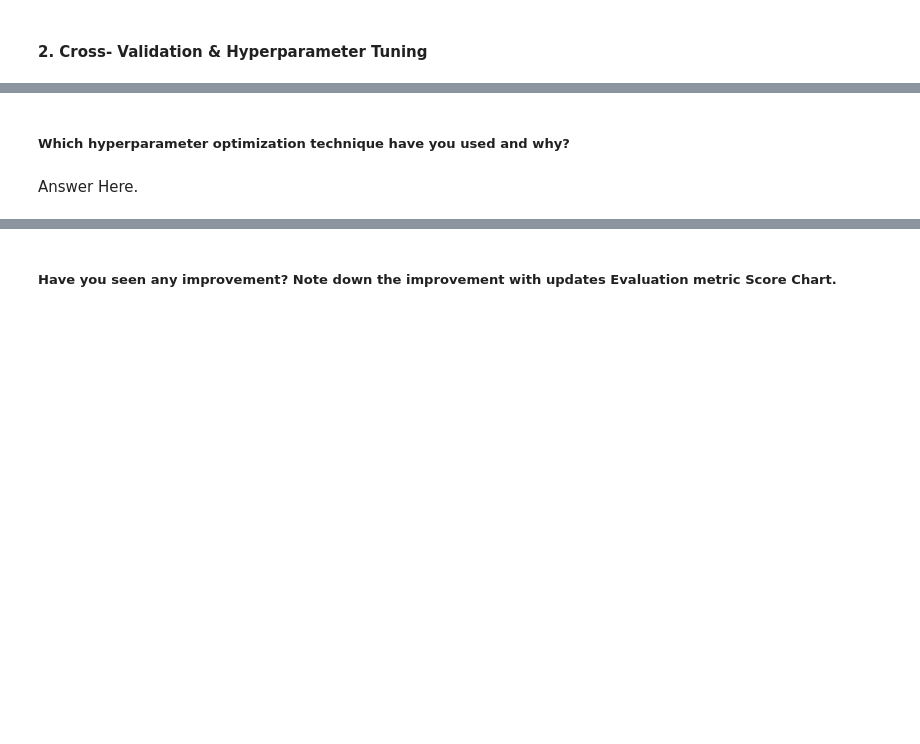
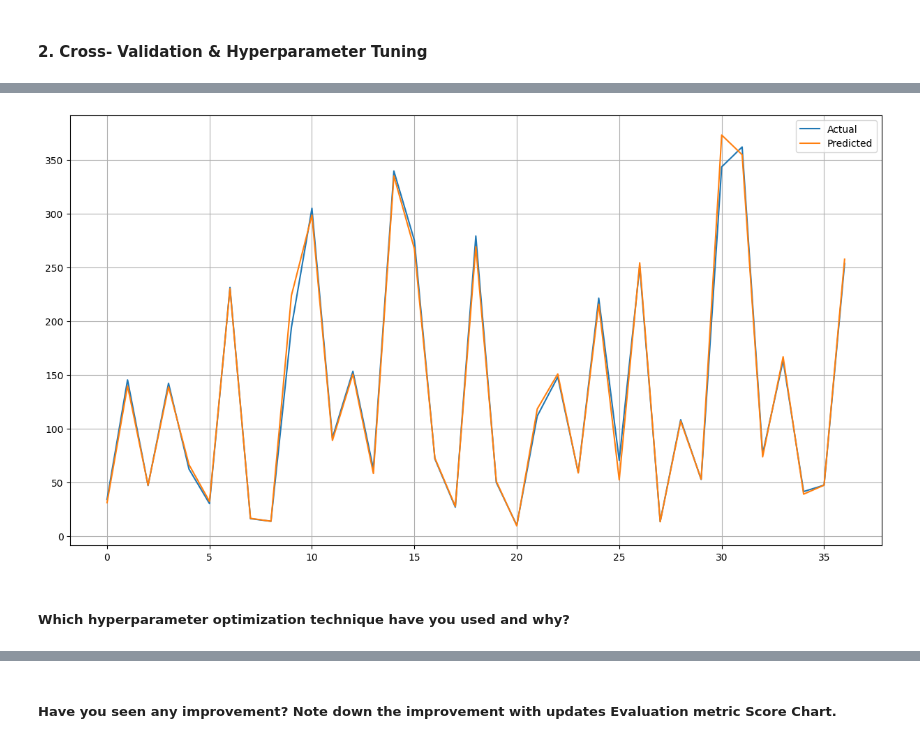
Before and after one commit to Rohankukwas/Yes-Bank-Stock-Closing-Price-Prediction, a Jupyter notebook: ML_Yes_Bank_Stock_Closing_Price_Prediction_ML_Submission.ipynb, the cells around one changed output, grey strips where cells are left out. Drawn from its saved outputs; the diff is of its cells as text; code cells hidden in the pictures; blank space fills up the shorter version.

```diff
--- a/ML_Yes_Bank_Stock_Closing_Price_Prediction_ML_Submission.ipynb
+++ b/ML_Yes_Bank_Stock_Closing_Price_Prediction_ML_Submission.ipynb
@@ -962,0 +1101,11 @@ Answer Here.
+# %%
+# Visualizing evaluation Metric Score chart
+from sklearn.linear_model import Lasso
+
+# Create a Lasso regression model instance with specified parameters
+# alpha: Regularization strength (L1 penalty)
+# max_iter: Maximum number of iterations for optimization
+lasso = Lasso(alpha=0.001, max_iter=3000)
+
+# Fit the Lasso regression model using training data
+lasso.fit(X_train, y_train)
@@ -970,0 +1134,9 @@ Answer Here.
+# %%
+# ML Model - 1 Implementation with hyperparameter optimization techniques (i.e., GridSearch CV, RandomSearch CV, Bayesian Optimization etc.)
+# Cross Validation. Optimizing our model by finding the best value of our hyperparamter
+from sklearn.model_selection import GridSearchCV
+
+lasso_cv = Lasso()
+parameters = {'alpha':[1e-15,1e-13,1e-10,1e-8,1e-5,1e-4,1e-3,1e-2,1e-1,1,5,10,20,30,40,45,50,55,60,100,0.0014]}
+lasso_model = GridSearchCV(lasso_cv,parameters,scoring = 'neg_mean_squared_error',cv = 3)
+lasso_model.fit(X_train,y_train)
@@ -970,0 +1157,4 @@ Answer Here.
+# %%
+
+# Predicting on the test dataset
+y_pred_lasso = lasso_model.predict(X_test)
@@ -971,4 +1195,13 @@ Answer Here.
+# %%
+
+# Plotting between Actual and Predicted values
+plt.figure(figsize=(15,8))
+plt.plot(10**(np.array(y_test)))
+plt.plot(10**(y_pred_lasso))
+plt.legend(['Actual','Predicted'])
+plt.grid()
+plt.show()
+# %% [output]
+[figure, added]
 # %% [markdown]
 ##### Which hyperparameter optimization technique have you used and why?
-# %% [markdown]
-Answer Here.
```
Also changed, not shown: parts of 80 cells of this notebook.
